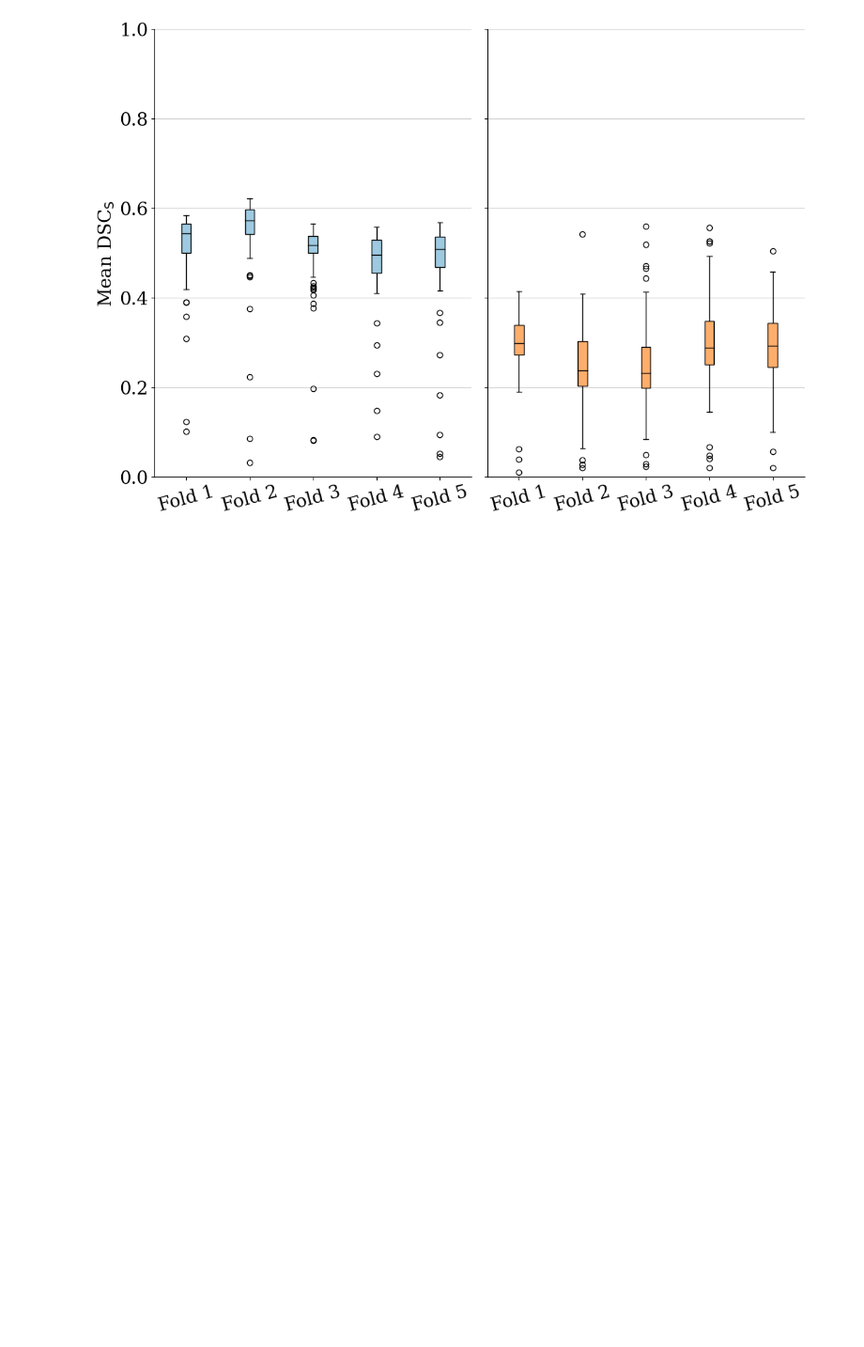
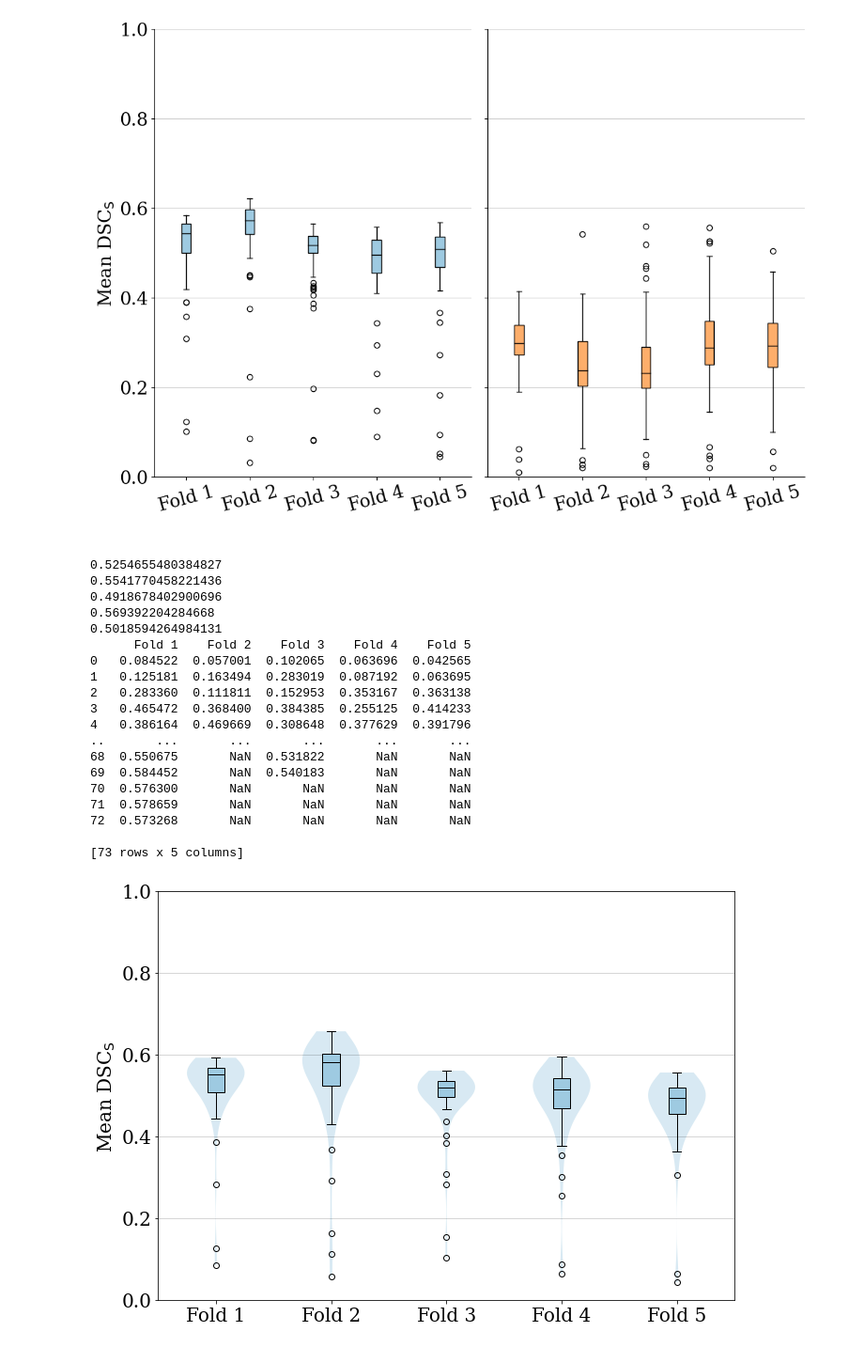
Before and after one commit to IngvildAskimAdde/MasterThesis, a Jupyter notebook: visualize_results.ipynb, the cells around one changed output. Shown: that part at 94% size. Cells and saved outputs as stored; diff of their text form; code cells hidden in the pictures; blank space fills up the shorter version.

```diff
--- a/visualize_results.ipynb
+++ b/visualize_results.ipynb
@@ -518,19 +534,21 @@ def new_boxplot(dataframe, fontsize, labelsize, title, colnames, colors, filenam
     matplotlib.rcParams.update({'xtick.labelsize': labelsize})
 
     for i in range(len(colnames)):
-        parts = ax.violinplot(dataframe[colnames[i]], positions=[i], showmeans=False, showmedians=False,showextrema=False)
+        filtered_data = dataframe[colnames[i]][~np.isnan(dataframe[colnames[i]])]
+        parts = ax.violinplot(filtered_data, positions=[i], showmeans=False, showmedians=False,showextrema=False)
         for pc in parts['bodies']:
-                pc.set_facecolor(colors[i])
+                pc.set_facecolor(colors[0])
                 pc.set_alpha(0.4)
 
-        ax.boxplot(dataframe[colnames[i]], positions=[i], showmeans=False, meanline=False,
-                    patch_artist=True, boxprops=dict(facecolor=colors[i], color='k'),
+        ax.boxplot(filtered_data, positions=[i], showmeans=False, meanline=False,
+                    patch_artist=True, boxprops=dict(facecolor=colors[0], color='k'),
                     medianprops=dict(color='k'),meanprops=dict(color='k'))
 
     ax.set_xticklabels(colnames)
 
     plt.xlabel(None)
-    plt.ylabel(r'DSC$_{\mathrm{P}}$')
+    #plt.ylabel(r'DSC$_{\mathrm{P}}$')
+    plt.ylabel(r'Mean DSC$_{\mathrm{S}}$')
     plt.title(title)
     plt.ylim(-0.0,1.0)
     plt.show()
@@ -1104,0 +1206,23 @@ main_kfold_grid()
+# %%
+main_kfold_new()
+# %% [output]
+0.5254655480384827
+0.5541770458221436
+0.4918678402900696
+0.569392204284668
+0.5018594264984131
+      Fold 1    Fold 2    Fold 3    Fold 4    Fold 5
+0   0.084522  0.057001  0.102065  0.063696  0.042565
+1   0.125181  0.163494  0.283019  0.087192  0.063695
+2   0.283360  0.111811  0.152953  0.353167  0.363138
+3   0.465472  0.368400  0.384385  0.255125  0.414233
+4   0.386164  0.469669  0.308648  0.377629  0.391796
+..       ...       ...       ...       ...       ...
+68  0.550675       NaN  0.531822       NaN       NaN
+69  0.584452       NaN  0.540183       NaN       NaN
+70  0.576300       NaN       NaN       NaN       NaN
+71  0.578659       NaN       NaN       NaN       NaN
+72  0.573268       NaN       NaN       NaN       NaN
+
+[73 rows x 5 columns]
+[figure, added]
```
Also changed, not shown: parts of 4 cells of this notebook, 8 other files.
